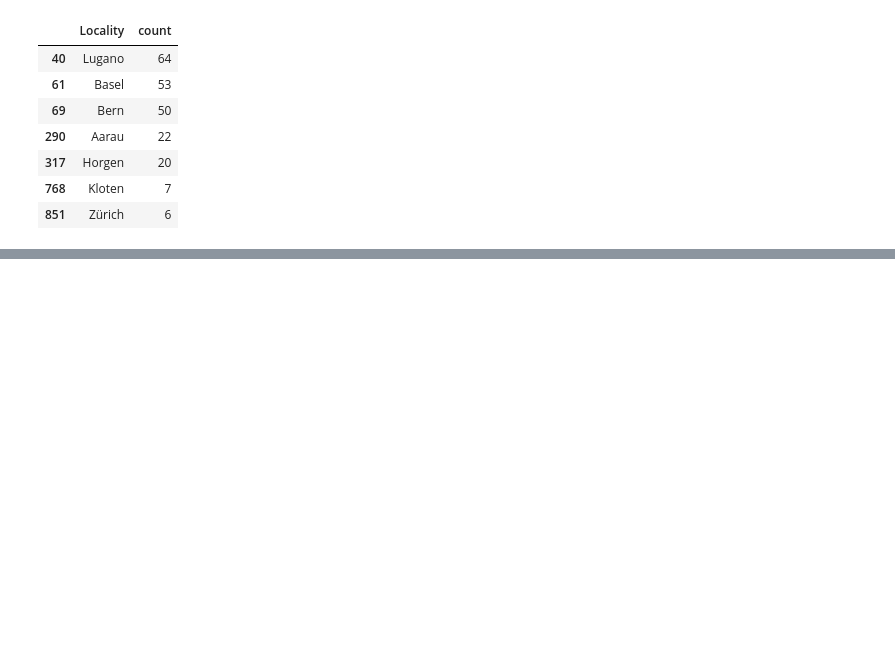
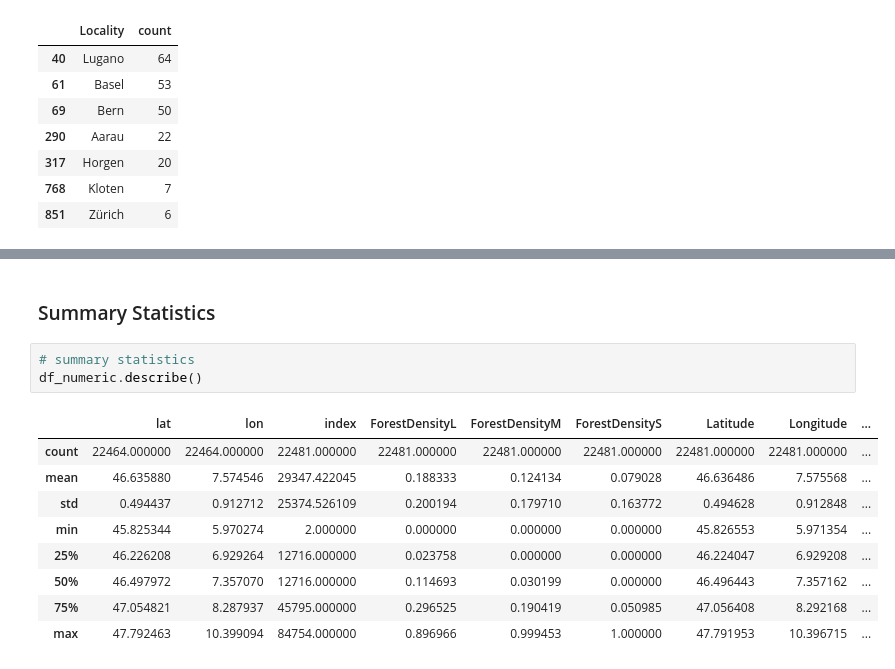
Before and after one commit to alexschillingfhnw/cml1, a Jupyter notebook: Notebooks/eda_alex.ipynb, the cells around one changed output, grey strips where cells are left out. Cells and saved outputs as stored; diff of their text form; blank space fills up the shorter version.

```diff
--- a/Notebooks/eda_alex.ipynb
+++ b/Notebooks/eda_alex.ipynb
@@ -424,0 +400,15 @@ plt.show()
+# %% [markdown]
+### Summary Statistics
+# %%
+# summary statistics
+df_numeric.describe()
+# %% [output]
+|  | lat | lon | index | ForestDensityL | ForestDensityM | ForestDensityS | Latitude | Longitude | ... |
+| count | 22464.000000 | 22464.000000 | 22481.000000 | 22481.000000 | 22481.000000 | 22481.000000 | 22481.000000 | 22481.000000 | ... |
+| mean | 46.635880 | 7.574546 | 29347.422045 | 0.188333 | 0.124134 | 0.079028 | 46.636486 | 7.575568 | ... |
+| std | 0.494437 | 0.912712 | 25374.526109 | 0.200194 | 0.179710 | 0.163772 | 0.494628 | 0.912848 | ... |
+| min | 45.825344 | 5.970274 | 2.000000 | 0.000000 | 0.000000 | 0.000000 | 45.826553 | 5.971354 | ... |
+| 25% | 46.226208 | 6.929264 | 12716.000000 | 0.023758 | 0.000000 | 0.000000 | 46.224047 | 6.929208 | ... |
+| 50% | 46.497972 | 7.357070 | 12716.000000 | 0.114693 | 0.030199 | 0.000000 | 46.496443 | 7.357162 | ... |
+| 75% | 47.054821 | 8.287937 | 45795.000000 | 0.296525 | 0.190419 | 0.050985 | 47.056408 | 8.292168 | ... |
+| max | 47.792463 | 10.399094 | 84754.000000 | 0.896966 | 0.999453 | 1.000000 | 47.791953 | 10.396715 | ... |
```
Also changed, not shown: parts of 21 cells of this notebook.
